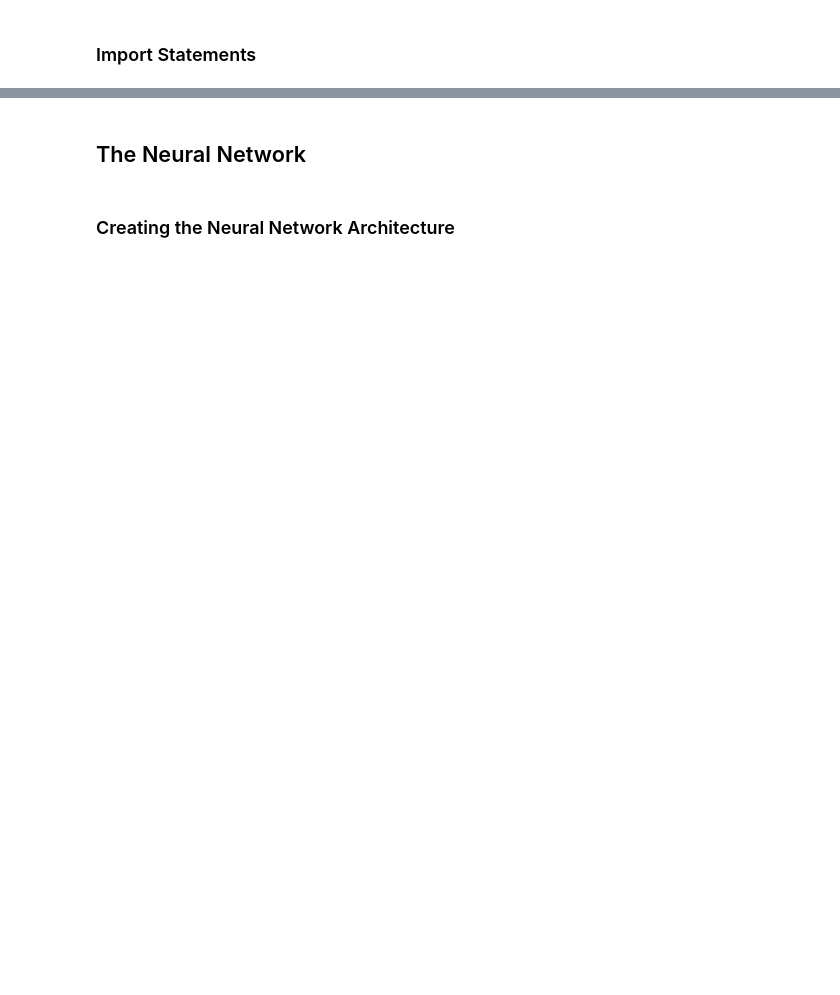
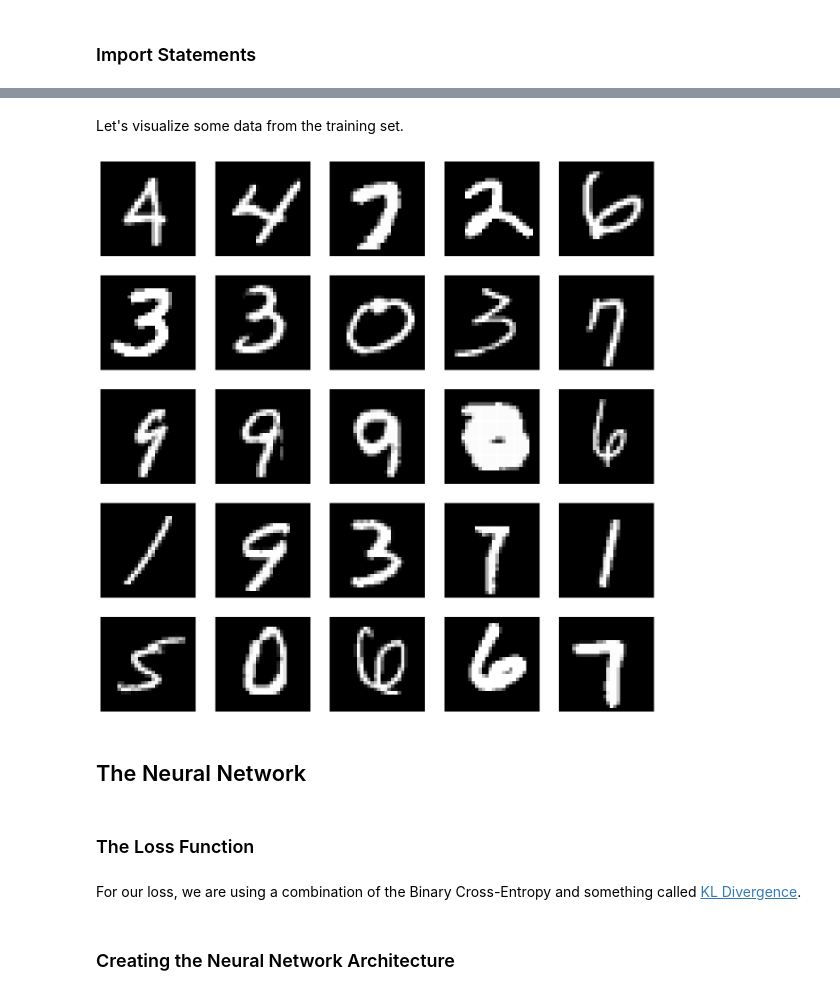
Before and after one commit to fancifulcrow/Neural-Networks-Examples, a Jupyter notebook: auto_encoders.ipynb, the cells around one changed output, grey strips where cells are left out. Drawn from its saved outputs; the diff is of its cells as text; code cells hidden in the pictures; blank space fills up the shorter version.

```diff
--- a/auto_encoders.ipynb
+++ b/auto_encoders.ipynb
@@ -39,0 +22,3 @@ import torch.optim as optim
+# %%
+LATENT_DIM = 32
+BATCH_SIZE = 64
@@ -187,0 +37,8 @@ test_set = torch.from_numpy(test_set).float()
+# %%
+transform = transforms.Compose([transforms.ToTensor()])
+# %%
+train_set = datasets.MNIST(root='./data', train=True, download=True, transform=transform)
+train_loader = DataLoader(train_set, batch_size=BATCH_SIZE, shuffle=True)
+
+test_set = datasets.MNIST(root='./data', train=False, download=True, transform=transform)
+test_loader = DataLoader(test_set, batch_size=BATCH_SIZE, shuffle=True)
@@ -188,2 +65,21 @@ test_set = torch.from_numpy(test_set).float()
+# %% [markdown]
+Let's visualize some data from the training set.
+# %%
+dataiter = iter(train_loader)
+images, _ = next(dataiter)
+
+plt.figure(figsize=(16, 16))
+for i in range(25):
+    plt.subplot(5, 5, i+1)
+    plt.imshow(images[i][0], cmap='gray')
+    plt.axis('off')
+
+plt.show()
+# %% [output]
+[figure, added]
 # %% [markdown]
 ## The Neural Network
+# %% [markdown]
+### The Loss Function
+# %% [markdown]
+For our loss, we are using a combination of the Binary Cross-Entropy and something called [KL Divergence](https://en.wikipedia.org/wiki/Kullback%E2%80%93Leibler_divergence).
```
Also changed, not shown: parts of 53 cells of this notebook.
